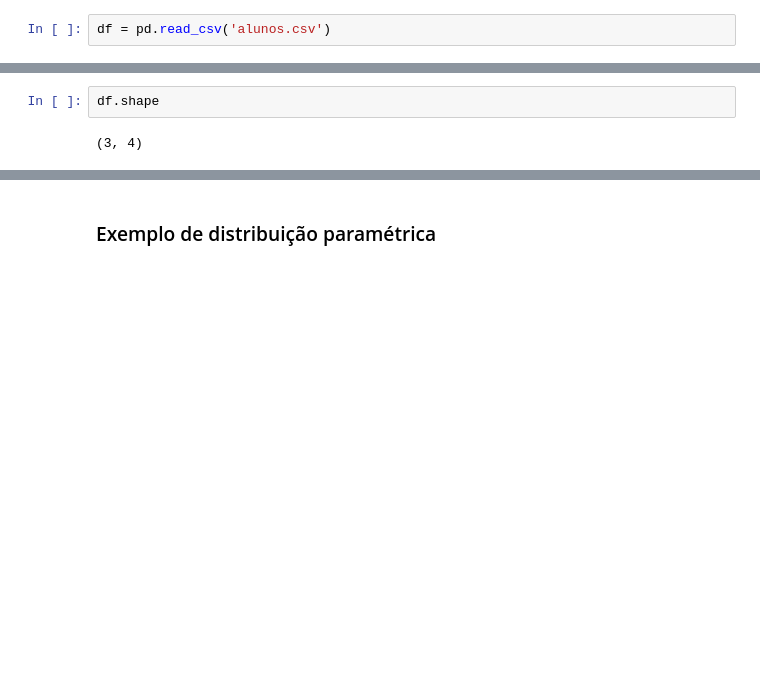
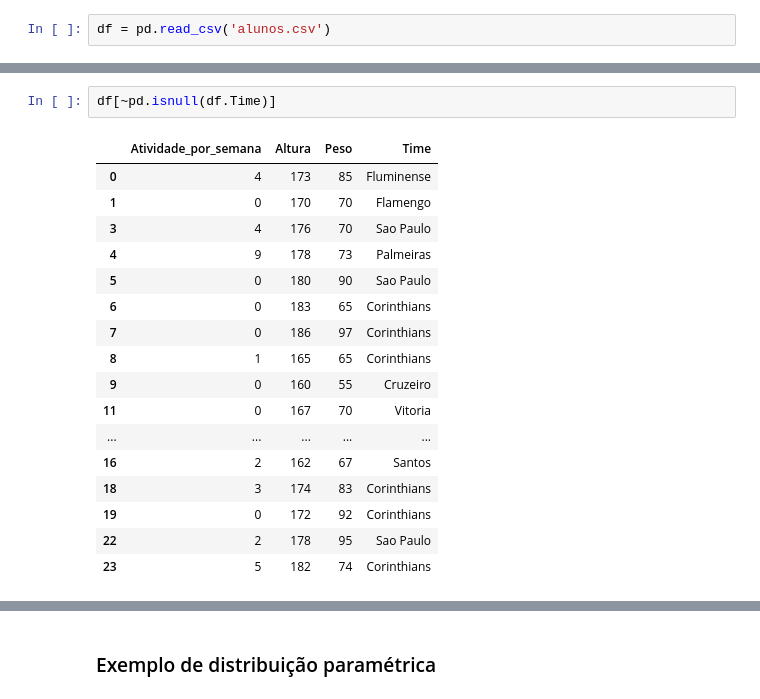
Before and after one commit to hitoshinagano/Locaweb_aulas, a Jupyter notebook: Aula.ipynb, the cells around one changed output, grey strips where cells are left out. Saved outputs shown, nothing was run; the diff lists cells and outputs as text; blank space fills up the shorter version.

```diff
--- a/Aula.ipynb
+++ b/Aula.ipynb
@@ -726,5 +827,21 @@ df
-# %%
-df.shape
-# %% [output]
-(3, 4)
+# %%
+df[~pd.isnull(df.Time)]
+# %% [output]
+|  | Atividade_por_semana | Altura | Peso | Time |
+| 0 | 4 | 173 | 85 | Fluminense |
+| 1 | 0 | 170 | 70 | Flamengo |
+| 3 | 4 | 176 | 70 | Sao Paulo |
+| 4 | 9 | 178 | 73 | Palmeiras |
+| 5 | 0 | 180 | 90 | Sao Paulo |
+| 6 | 0 | 183 | 65 | Corinthians |
+| 7 | 0 | 186 | 97 | Corinthians |
+| 8 | 1 | 165 | 65 | Corinthians |
+| 9 | 0 | 160 | 55 | Cruzeiro |
+| 11 | 0 | 167 | 70 | Vitoria |
+| ... | ... | ... | ... | ... |
+| 16 | 2 | 162 | 67 | Santos |
+| 18 | 3 | 174 | 83 | Corinthians |
+| 19 | 0 | 172 | 92 | Corinthians |
+| 22 | 2 | 178 | 95 | Sao Paulo |
+| 23 | 5 | 182 | 74 | Corinthians |
 # %%
```
Also changed, not shown: parts of 75 cells of this notebook.
